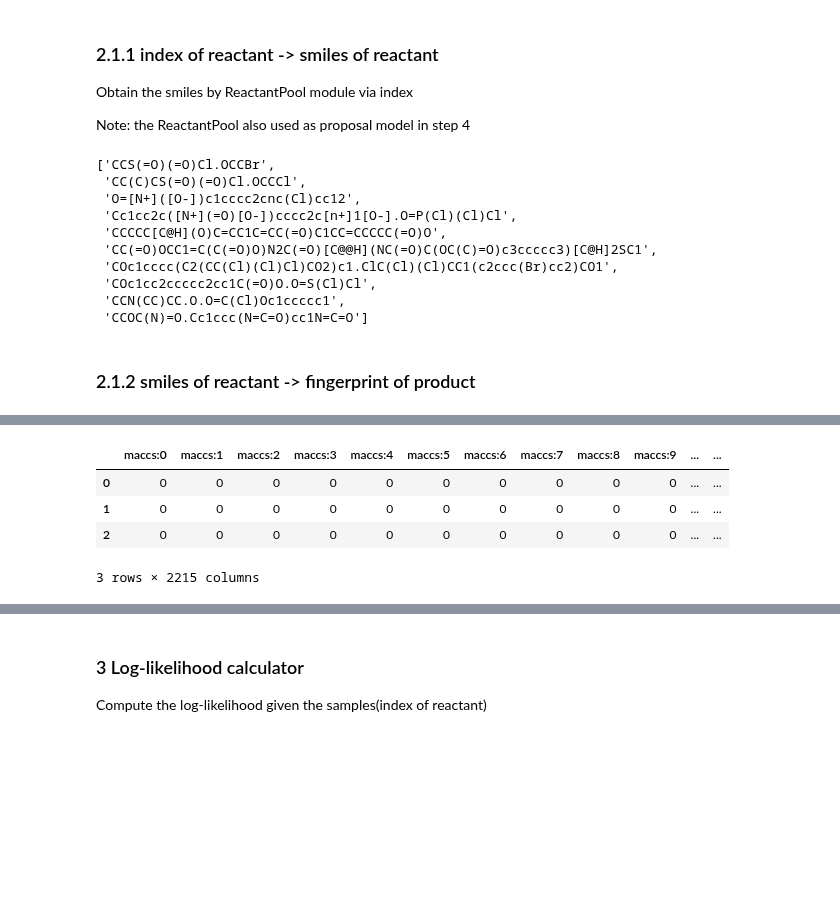
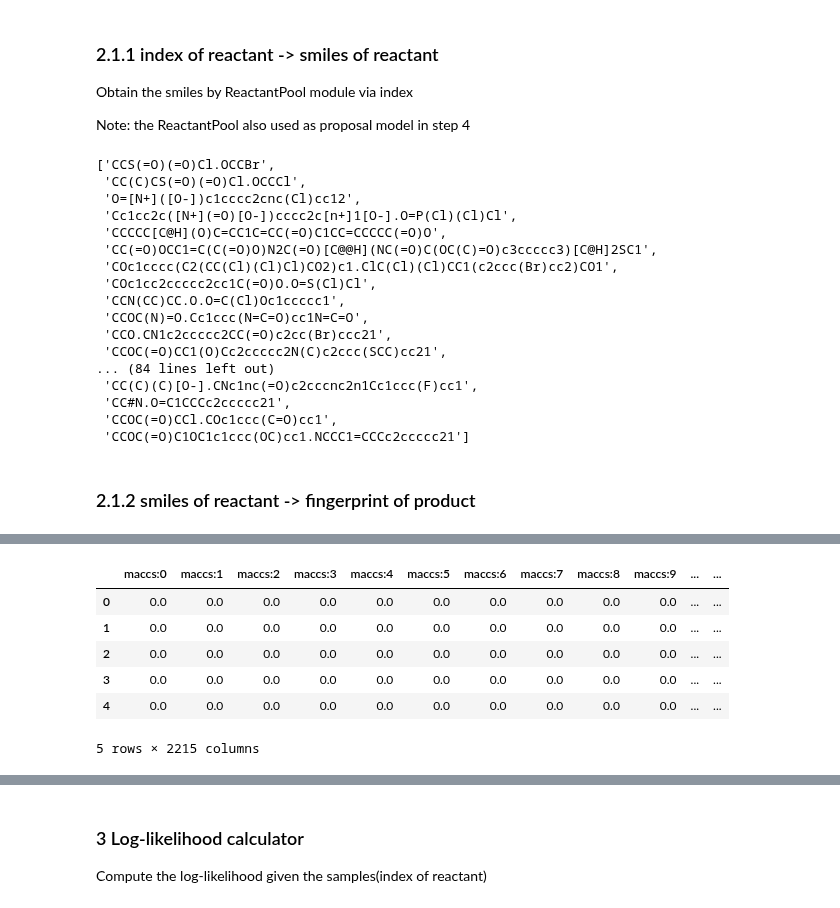
Before and after one commit to yoshida-lab/XenonPy, a Jupyter notebook: xenonpy/contrib/ismd/Sample.ipynb, the cells around one changed output, grey strips where cells are left out. Cells and saved outputs as stored; diff of their text form; code cells hidden in the pictures; blank space fills up the shorter version.

```diff
--- a/xenonpy/contrib/ismd/Sample.ipynb
+++ b/xenonpy/contrib/ismd/Sample.ipynb
@@ -31,7 +32,7 @@ import scipy
 # %%
 # ground truth data
 ground_truth_path = "/home/qiz/data/lab_database/ismd_data/STEREO_id_reactant_product_xlogp_tpsa.csv"
-data = pd.read_csv(ground_truth_path)[:10000]
+data = pd.read_csv(ground_truth_path)[:1000]
 data.head()
 # %% [output]
 |  | reactant_index | reactant | product | XLogP | TPSA |
@@ -42,11 +43,10 @@ data.head()
 | 4 | 297070 | CCCCC[C@H](O)C=CC1C=CC(=O)C1CC=CC... | CCCCC[C@H](O)C=CC1CCC(=O)C1CC=CCC... | 3.8 | 74.6 |
 # %%
 # reactant pool
-reactant_pool_path = "/home/qiz/data/lab_database/ismd_data/STEREO_pool.txt"
+reactant_pool_path = "/home/qiz/data/lab_database/ismd_data/STEREO_pool_df.csv"
 
-with open(reactant_pool_path, 'r') as f:
-    reactant_pool = f.read().splitlines()  # len(reactant_pool)=637645
+reactant_pool = pd.read_csv(reactant_pool_path)
 
 # show the first three elements in the reactant pool
-print(reactant_pool[:3])
+reactant_pool.head()
 # %% [output]
@@ -67,6 +72,7 @@ data is transformed in the following flow:
 index of reactant -> smiles of reactant -> smiles of product -> fingerprint of product
 # %%
 # take some samples (index of reactant)
-samples = data["reactant_index"][:10].tolist()
+samples = data["reactant_index"][:100].tolist()
+samples = pd.DataFrame({"reactant_index":samples})
 print(samples)
 # %% [output]
@@ -90,7 +109,14 @@ pool_obj.index2reactant(samples)
  'COc1cccc(C2(CC(Cl)(Cl)Cl)CO2)c1.ClC(Cl)(Cl)CC1(c2ccc(Br)cc2)CO1',
  'COc1cc2ccccc2cc1C(=O)O.O=S(Cl)Cl',
  'CCN(CC)CC.O.O=C(Cl)Oc1ccccc1',
- 'CCOC(N)=O.Cc1ccc(N=C=O)cc1N=C=O']
+ 'CCOC(N)=O.Cc1ccc(N=C=O)cc1N=C=O',
+ 'CCO.CN1c2ccccc2CC(=O)c2cc(Br)ccc21',
+ 'CCOC(=O)CC1(O)Cc2ccccc2N(C)c2ccc(SCC)cc21',
+... (84 lines left out)
+ 'CC(C)(C)[O-].CNc1nc(=O)c2cccnc2n1Cc1ccc(F)cc1',
+ 'CC#N.O=C1CCCc2ccccc21',
+ 'CCOC(=O)CCl.COc1ccc(C=O)cc1',
+ 'CCOC(=O)C1OC1c1ccc(OC)cc1.NCCC1=CCCc2ccccc21']
 # %% [markdown]
 ### 2.1.2 smiles of reactant -> fingerprint of product
 # %%
@@ -108,6 +134,6 @@ RDKit_FPs = Fingerprints(featurizers=['ECFP', 'MACCS'], input_type='smiles')
 
 RD = ReactionDescriptor(descriptor_calculator=RDKit_FPs,reactor=ChemicalReactor,reactant_pool=pool_obj)
 # %%
-sample_fps = RD.transform(samples)
-sample_fps.head(3)
+sample_FPs = RD.transform(samples)
+sample_FPs.head()
 # %% [output]
@@ -114,5 +144,7 @@ sample_fps.head(3)
 |  | maccs:0 | maccs:1 | maccs:2 | maccs:3 | maccs:4 | maccs:5 | maccs:6 | maccs:7 | maccs:8 | maccs:9 | ... | ... |
-| 0 | 0 | 0 | 0 | 0 | 0 | 0 | 0 | 0 | 0 | 0 | ... | ... |
-| 1 | 0 | 0 | 0 | 0 | 0 | 0 | 0 | 0 | 0 | 0 | ... | ... |
-| 2 | 0 | 0 | 0 | 0 | 0 | 0 | 0 | 0 | 0 | 0 | ... | ... |
+| 0 | 0.0 | 0.0 | 0.0 | 0.0 | 0.0 | 0.0 | 0.0 | 0.0 | 0.0 | 0.0 | ... | ... |
+| 1 | 0.0 | 0.0 | 0.0 | 0.0 | 0.0 | 0.0 | 0.0 | 0.0 | 0.0 | 0.0 | ... | ... |
+| 2 | 0.0 | 0.0 | 0.0 | 0.0 | 0.0 | 0.0 | 0.0 | 0.0 | 0.0 | 0.0 | ... | ... |
+| 3 | 0.0 | 0.0 | 0.0 | 0.0 | 0.0 | 0.0 | 0.0 | 0.0 | 0.0 | 0.0 | ... | ... |
+| 4 | 0.0 | 0.0 | 0.0 | 0.0 | 0.0 | 0.0 | 0.0 | 0.0 | 0.0 | 0.0 | ... | ... |
-3 rows × 2215 columns
+5 rows × 2215 columns
```
Also changed, not shown: parts of 22 cells of this notebook, 4 other files.
